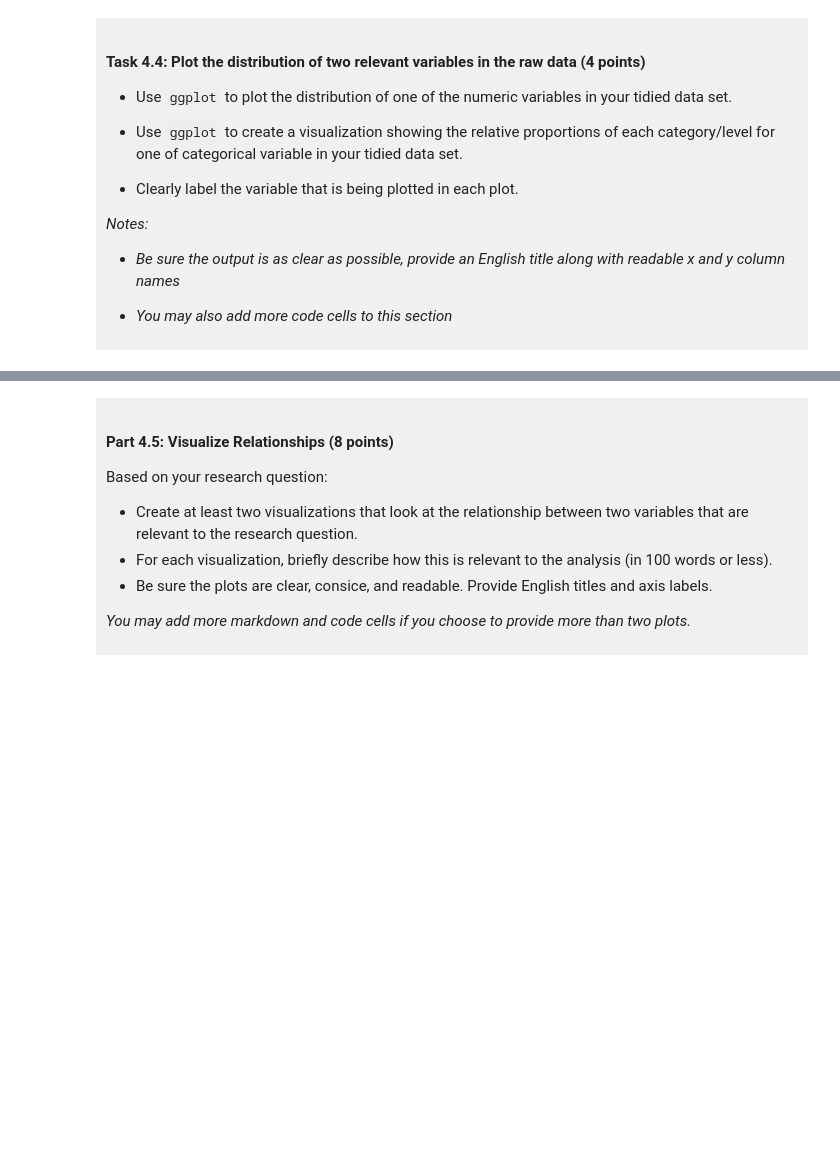
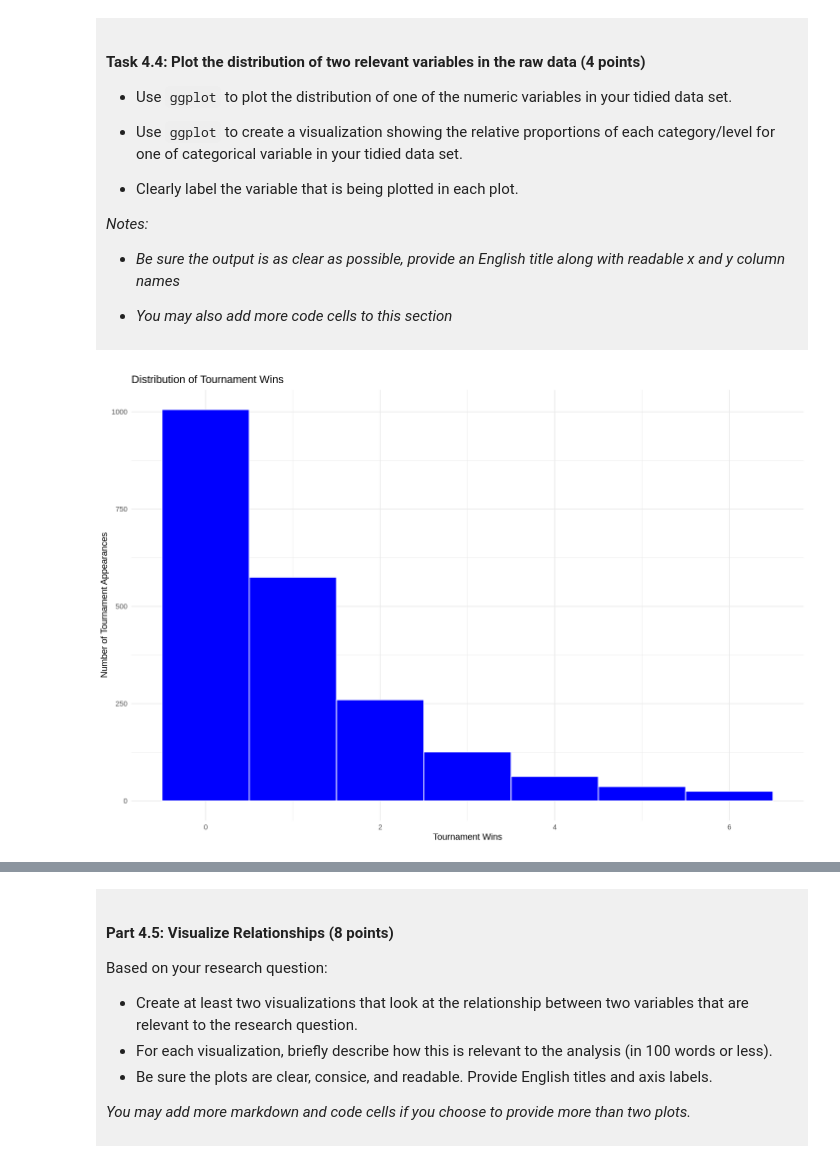
Before and after one commit to alexhongze0907/dsci-100-project-alex-yu, a Jupyter notebook: dsci-100-project-notebook.ipynb, the cells around one changed output, grey strips where cells are left out. Saved outputs shown, nothing was run; the diff lists cells and outputs as text; code cells hidden in the pictures; blank space fills up the shorter version.

```diff
--- a/dsci-100-project-notebook.ipynb
+++ b/dsci-100-project-notebook.ipynb
@@ -269,5 +268,16 @@ You will refine your research question (if needed) and produce a tidy data set.
 
 </div>
 # %%
-### EDIT THIS CODE CELL FOR PLOT 1 ###
+options(repr.plot.width = 12, repr.plot.height = 8)
+
+march_madness_tidy |>
+  ggplot(aes(x = tourney_wins)) +
+  geom_histogram(binwidth = 1.0, boundary = -0.5, fill = "blue", color = "white") +
+    labs(
+        title = "Distribution of Tournament Wins",
+        x = "Tournament Wins",
+        y = "Number of Tournament Appearances") +
+    theme_minimal()
+# %% [output]
+[figure, added]
 # %%
```
Also changed, not shown: parts of 26 cells of this notebook.
